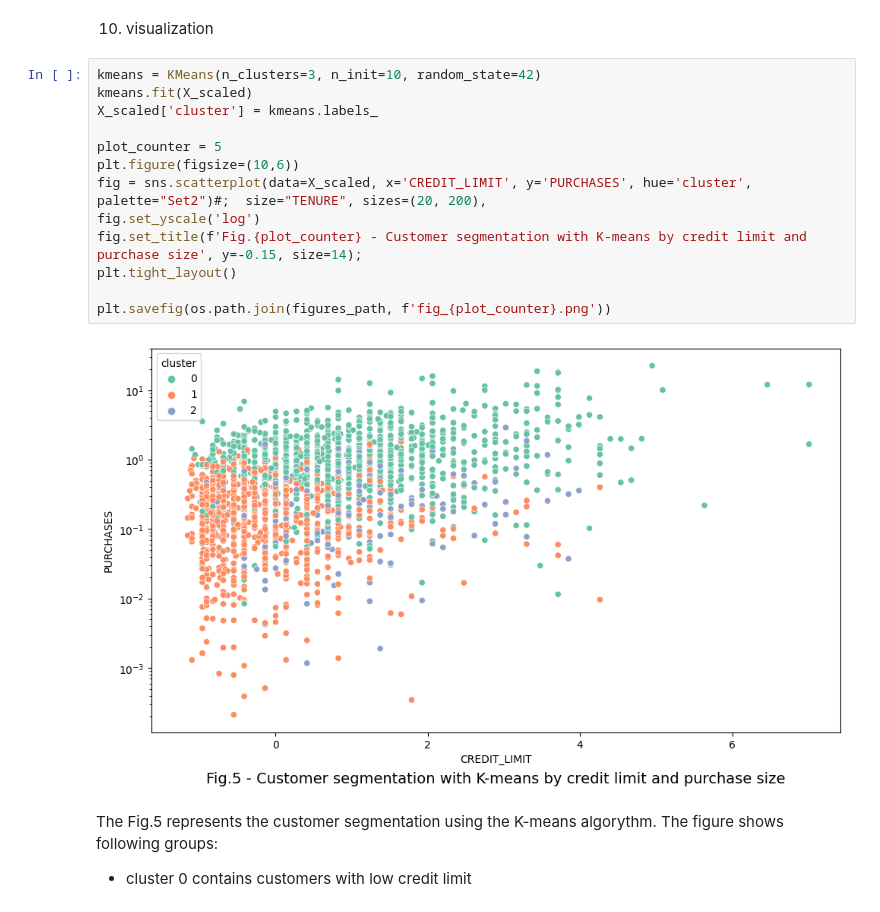
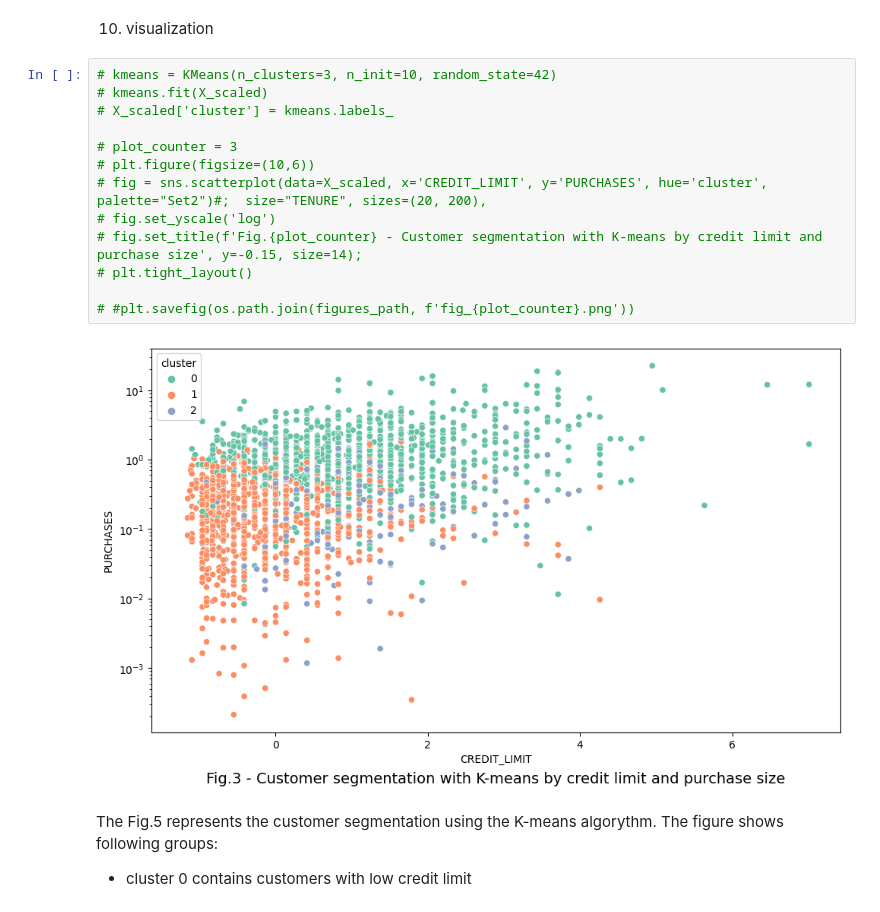
Before and after one commit to Alex1iv/customer_segmentation, a Jupyter notebook: notebooks/segmentation.ipynb, the cells around one changed output. Cells and saved outputs as stored; diff of their text form.

```diff
--- a/notebooks/segmentation.ipynb
+++ b/notebooks/segmentation.ipynb
@@ -391,20 +393,20 @@ plt.savefig(os.path.join(figures_path, f'fig_{plot_counter}.png'))
 # %% [markdown]
 10. visualization
 # %%
-kmeans = KMeans(n_clusters=3, n_init=10, random_state=42)
-kmeans.fit(X_scaled)
-X_scaled['cluster'] = kmeans.labels_
+# kmeans = KMeans(n_clusters=3, n_init=10, random_state=42)
+# kmeans.fit(X_scaled)
+# X_scaled['cluster'] = kmeans.labels_
 
-plot_counter = 5
-plt.figure(figsize=(10,6))
-fig = sns.scatterplot(data=X_scaled, x='CREDIT_LIMIT', y='PURCHASES', hue='cluster', palette="Set2")#;  size="TENURE", sizes=(20, 200),
-fig.set_yscale('log')
-fig.set_title(f'Fig.{plot_counter} - Customer segmentation with K-means by credit limit and purchase size', y=-0.15, size=14);
-plt.tight_layout()
+# plot_counter = 3
+# plt.figure(figsize=(10,6))
+# fig = sns.scatterplot(data=X_scaled, x='CREDIT_LIMIT', y='PURCHASES', hue='cluster', palette="Set2")#;  size="TENURE", sizes=(20, 200),
+# fig.set_yscale('log')
+# fig.set_title(f'Fig.{plot_counter} - Customer segmentation with K-means by credit limit and purchase size', y=-0.15, size=14);
+# plt.tight_layout()
 
-plt.savefig(os.path.join(figures_path, f'fig_{plot_counter}.png'))
+# #plt.savefig(os.path.join(figures_path, f'fig_{plot_counter}.png'))
 # %% [output]
-[figure, old version]
+[figure, new version]
 # %% [markdown]
 The Fig.5 represents the customer segmentation using the K-means algorythm. The figure shows following groups:
 * cluster 0 contains customers with low credit limit
```
Also changed, not shown: parts of 45 cells of this notebook, 5 other files.
